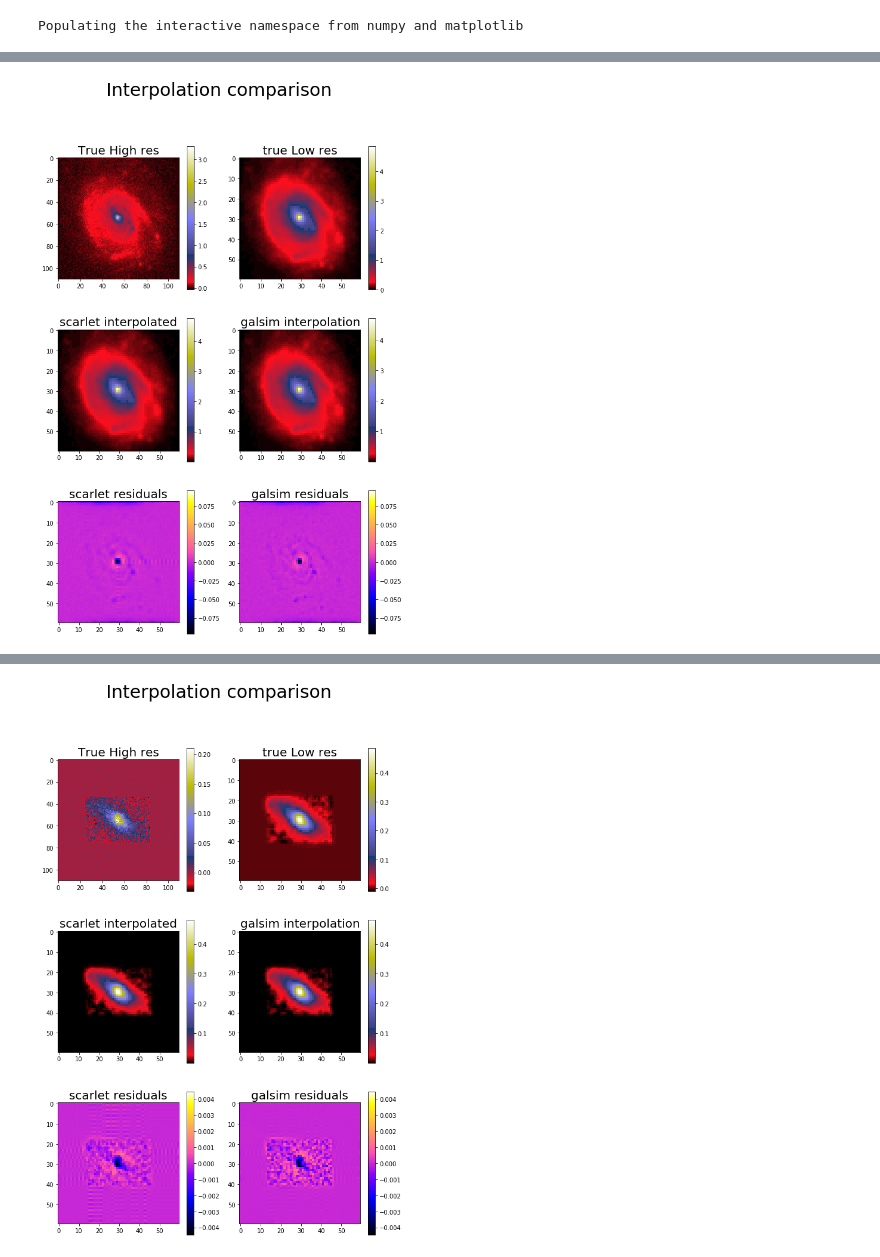
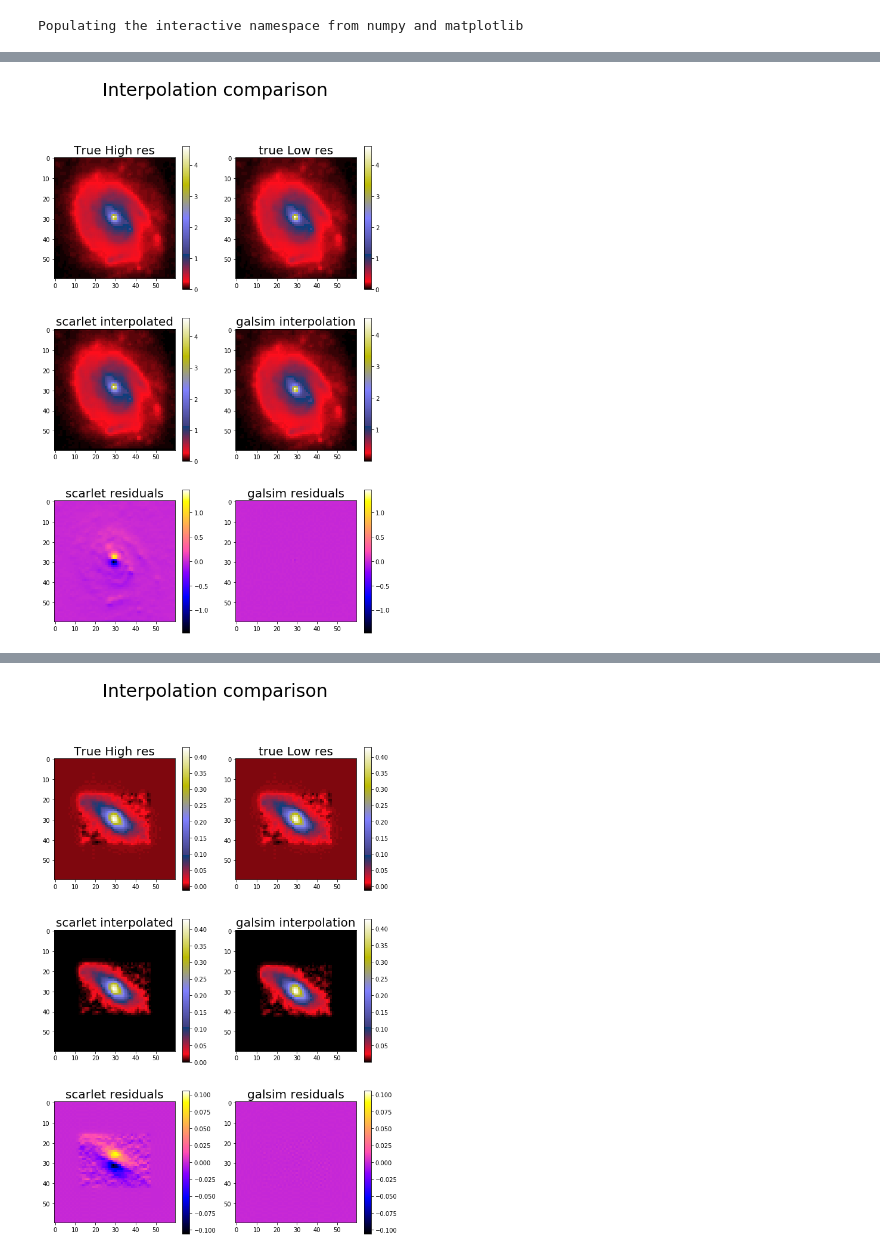
Before and after one commit to herjy/Multi_resolution_comparison, a Jupyter notebook: Reconstruction_test/Galsim_comparison.ipynb, the cells around one changed output, grey strips where cells are left out. Cells and saved outputs as stored; diff of their text form; code cells hidden in the pictures.

```diff
--- a/Reconstruction_test/Galsim_comparison.ipynb
+++ b/Reconstruction_test/Galsim_comparison.ipynb
@@ -22,31 +22,32 @@ matplotlib.rc('image', interpolation='none')
 Populating the interactive namespace from numpy and matplotlib
 # %%
 # Choose to surveys to match
-survey_hr = HST
-survey_lr = ROMAN
+survey_hr = EUCLID
+survey_lr = EUCLID
 
 # PSF size (pixels)
 npsf = 41
 
-# Size of the high resolution image (pixels)
-n_hr = 131
-
 # The low resolution image will span the same physical area
 n_lr = 60#np.int(n_hr*survey_hr['pixel']/survey_lr['pixel'])+1
 n_hr = np.int(np.around(n_lr*survey_lr['pixel']/survey_hr['pixel'], decimals = 3))
-
+print(n_lr, n_hr)
 # Channel names (scarlet-specific)
 channel_hr = ['hr']
 channel_lr = ['lr']
 channels = channel_lr+channel_hr
 c = 0
-for i in range(39,50):    #[79,88]:#
+for i in range(39,50):
     # Make the simulations
-    data_hr, data_lr, psf_hr, psf_lr, angle = gct.mk_sim(i, survey_hr, survey_lr, (n_hr, n_hr), (n_lr, n_lr), npsf, cat)
+    data_hr, data_lr, wcs_hr, wcs_lr, psf_hr, psf_lr, angle,_, _ = gct.mk_sim(i, survey_hr, survey_lr,
+                                                         (n_hr, n_hr), (n_lr, n_lr),
+                                                         npsf, cat, gal_type = 'real', smooth = False)
+
+    ref = wcs_hr.wcs.crval.reshape((1,2))
 
     # Setup scarlet
     if c == 0:
-        obs_lr, obs_hr = gct.setup_scarlet(data_hr, data_lr, psf_hr, psf_lr, channels, 'intersection')
+        obs_lr, obs_hr = gct.setup_scarlet(data_hr, data_lr, wcs_hr, wcs_lr, psf_hr, psf_lr, channels, 'intersection')
 
     # Galsim setup:
     ## Interpolated image from psf_hr for galsim
@@ -63,8 +64,8 @@ for i in range(39,50):    #[79,88]:#
 
     # Run scarlet on simulations:
     print('Scarlet timing')
-    %time obs_lr.render(data_hr.array[None,:,:])
-    interp_scar = obs_lr.render(data_hr.array[None,:,:])
+    %time obs_lr.render(data_hr[None,:,:])
+    interp_scar = obs_lr.render(data_hr[None,:,:])
     #interp_scar[interp_scar<0] = 0
 
     # Difference kernel from scarlet (for sanity checks)
@@ -123,22 +124,23 @@ for i in range(39,50):    #[79,88]:#
                vmin = -np.max(np.max(r_gal)), vmax = np.max(np.max(r_gal)))
         plt.colorbar()
 
+
     # Source Distortion Ratio: the high the better
-    print('scarlet SDR: ', gct.SDR(data_lr.array, interp_scar[0]))
-    print('galsim SDR: ', gct.SDR(data_lr.array, interp_gal.array))
+    print('scarlet SDR: ', gct.SDR(data_lr, interp_scar[0]))
+    print('galsim SDR: ', gct.SDR(data_lr, interp_gal.array))
 
     # Comparison of the reconstructions
-    gal_res = data_lr.array-interp_gal.array
-    scar_res = data_lr.array-interp_scar[0]
+    gal_res = data_lr-interp_gal.array
+    scar_res = data_lr-interp_scar[0]
     figure(figsize = (10,15))
     plt.suptitle('Interpolation comparison', fontsize=30)
     subplot(321)
     title('True High res', fontsize = 20)
-    imshow((data_hr.array))
+    imshow((data_hr))
     plt.colorbar()
     subplot(322)
     title('true Low res', fontsize = 20)
-    imshow((data_lr.array))
+    imshow((data_lr))
     plt.colorbar()
     subplot(323)
     title('scarlet interpolated', fontsize = 20)
@@ -173,2 +176,2 @@ galsim SDR:  19.89959519046018
-[figure, old version]
+[figure, new version]
 Scarlet timing
@@ -182,2 +185,2 @@ galsim SDR:  21.58798675247049
-[figure, old version]
+[figure, new version]
 Scarlet timing
```
Also changed, not shown: parts of 6 cells of this notebook, 24 other files.
